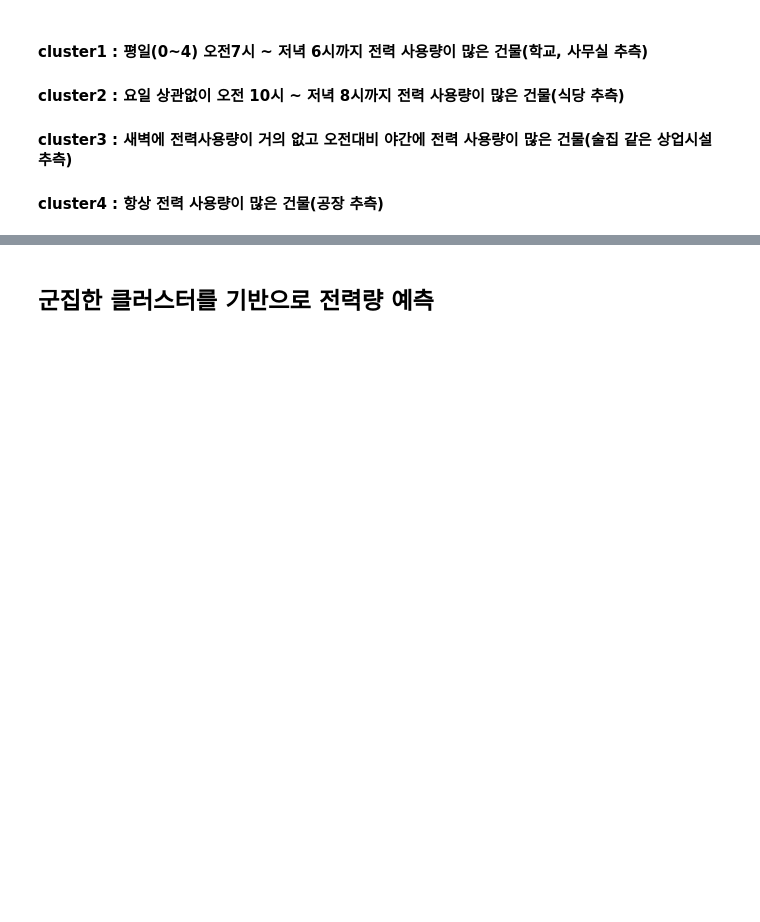
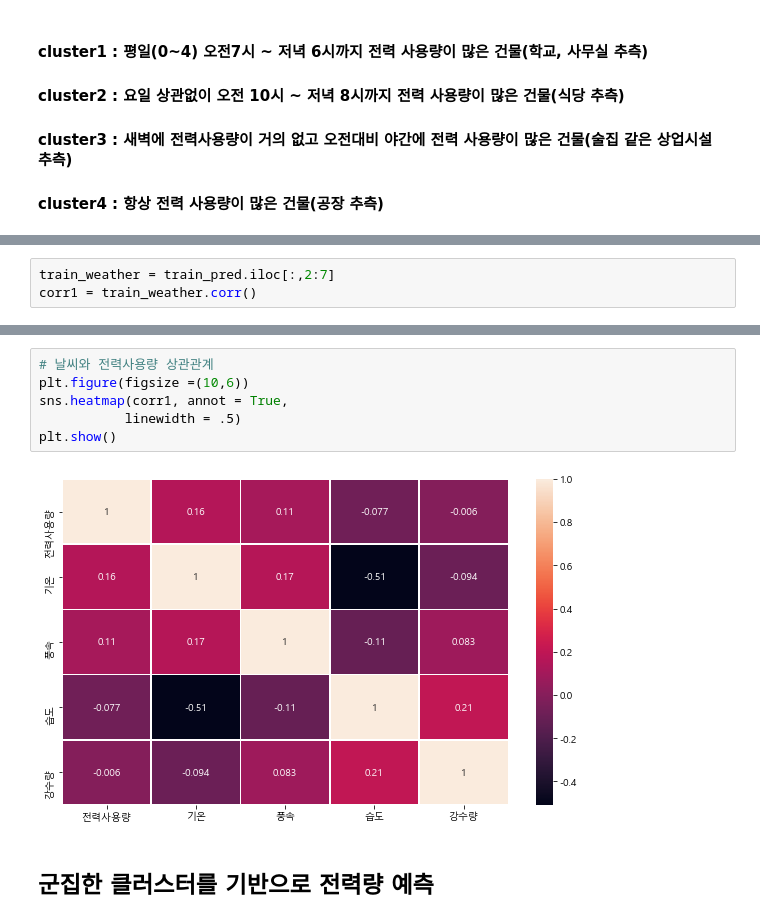
Before and after one commit to JEONSUN/Dacon-Project-kWh-Predict, a Jupyter notebook: 전력량 예측.ipynb, the cells around one changed output, grey strips where cells are left out. Cells and saved outputs as stored; diff of their text form; blank space fills up the shorter version.

```diff
--- a/전력량 예측.ipynb
+++ b/전력량 예측.ipynb
@@ -630,0 +701,3 @@ plt.show()
+# %%
+train_weather = train_pred.iloc[:,2:7]
+corr1 = train_weather.corr()
@@ -631,3 +713,11 @@ plt.show()
+# %%
+# 날씨와 전력사용량 상관관계
+plt.figure(figsize =(10,6))
+sns.heatmap(corr1, annot = True,
+           linewidth = .5)
+plt.show()
+# %% [output]
+[figure, added]
 # %% [markdown]
 ## 군집한 클러스터를 기반으로 전력량 예측
 # %% [markdown]
```
Also changed, not shown: parts of 18 cells of this notebook, 2 other files.
